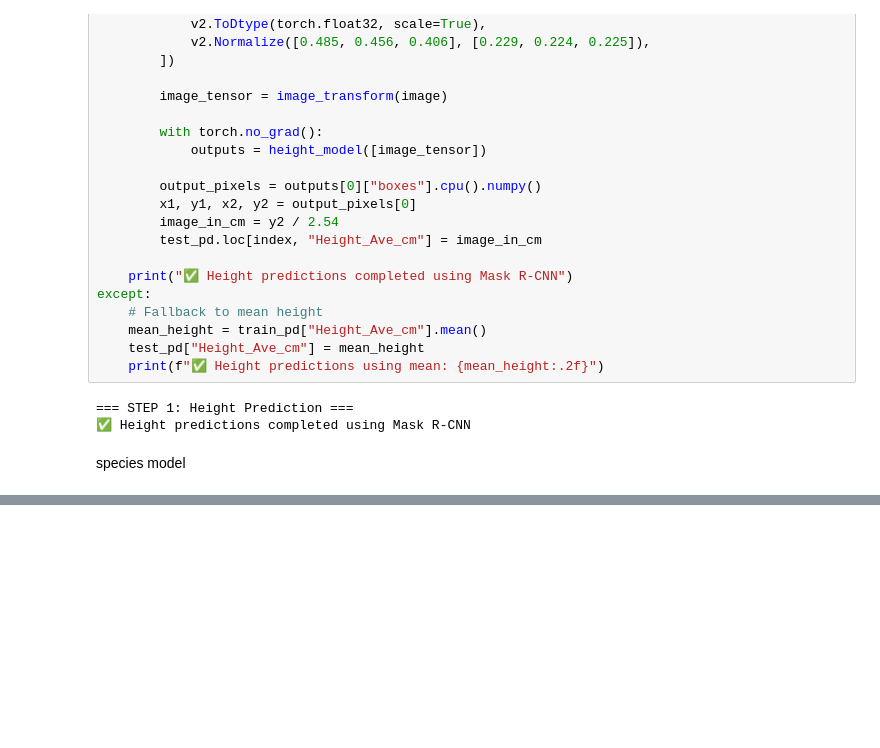
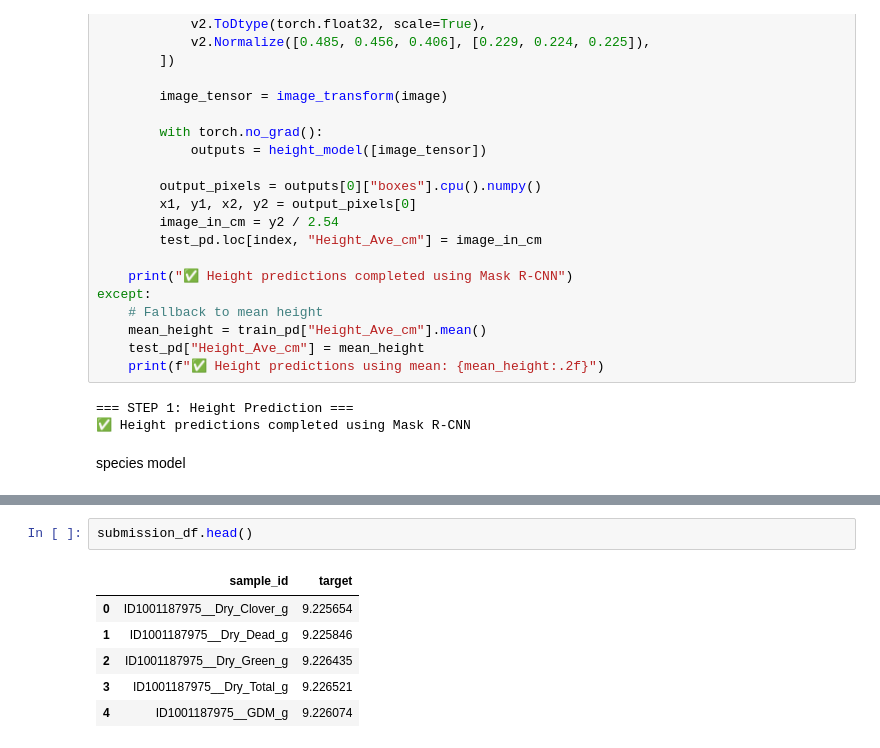
Before and after one commit to sujalgawas/csiro-biomass, a Jupyter notebook: multi-model-bio-mass-version-1.ipynb, the cells around one changed output, grey strips where cells are left out. Saved outputs shown, nothing was run; the diff lists cells and outputs as text; blank space fills up the shorter version.

```diff
--- a/multi-model-bio-mass-version-1.ipynb
+++ b/multi-model-bio-mass-version-1.ipynb
@@ -1149,0 +1310,9 @@ Total FLOPs: 0
+# %%
+submission_df.head()
+# %% [output]
+|  | sample_id | target |
+| 0 | ID1001187975__Dry_Clover_g | 9.225654 |
+| 1 | ID1001187975__Dry_Dead_g | 9.225846 |
+| 2 | ID1001187975__Dry_Green_g | 9.226435 |
+| 3 | ID1001187975__Dry_Total_g | 9.226521 |
+| 4 | ID1001187975__GDM_g | 9.226074 |
```
Also changed, not shown: parts of 11 cells of this notebook.
